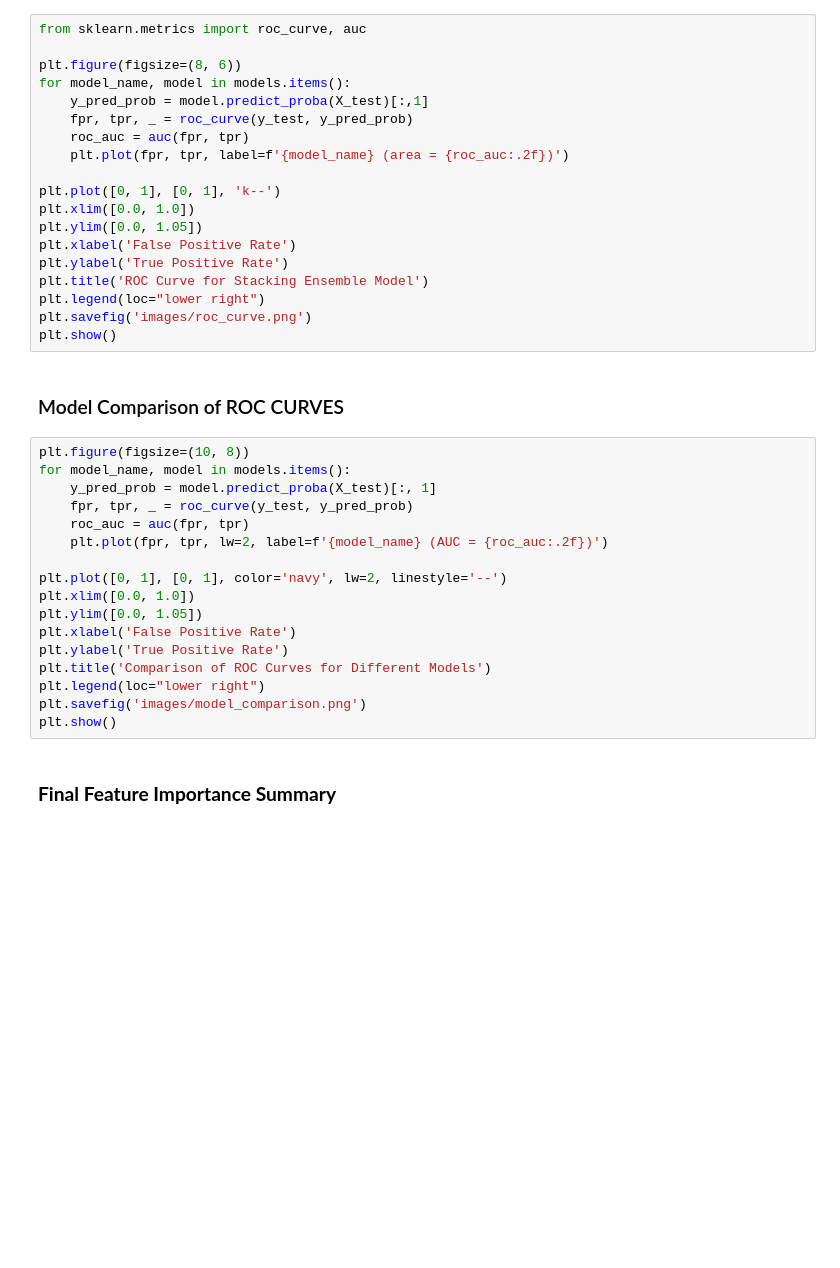
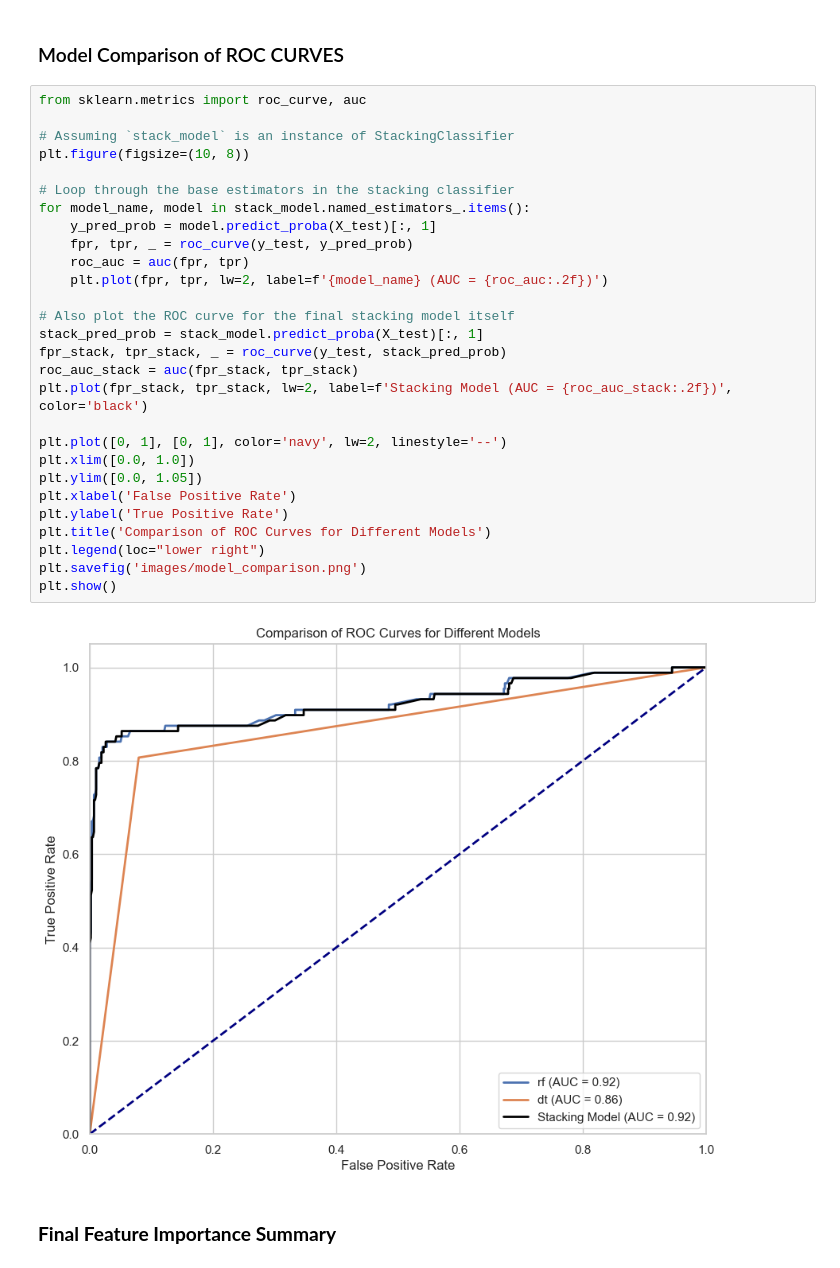
Before and after one commit to victormuuo07/PHASE-3-FINAL-PROJECT, a Jupyter notebook: index.ipynb, the cells around one changed output. Drawn from its saved outputs; the diff is of its cells as text; blank space fills up the shorter version.

```diff
--- a/index.ipynb
+++ b/index.ipynb
@@ -1984,44 +1971,38 @@ plt.title('Confusion Matrix')
 plt.show()
 # %% [output]
 [figure]
-# %%
-from sklearn.metrics import roc_curve, auc
-
-plt.figure(figsize=(8, 6))
-for model_name, model in models.items():
-    y_pred_prob = model.predict_proba(X_test)[:,1]
-    fpr, tpr, _ = roc_curve(y_test, y_pred_prob)
-    roc_auc = auc(fpr, tpr)
-    plt.plot(fpr, tpr, label=f'{model_name} (area = {roc_auc:.2f})')
-
-plt.plot([0, 1], [0, 1], 'k--')
-plt.xlim([0.0, 1.0])
-plt.ylim([0.0, 1.05])
-plt.xlabel('False Positive Rate')
-plt.ylabel('True Positive Rate')
-plt.title('ROC Curve for Stacking Ensemble Model')
-plt.legend(loc="lower right")
-plt.savefig('images/roc_curve.png')
-plt.show()
 # %% [markdown]
 ### Model Comparison of ROC CURVES
 # %%
+from sklearn.metrics import roc_curve, auc
+
+# Assuming `stack_model` is an instance of StackingClassifier
 plt.figure(figsize=(10, 8))
-for model_name, model in models.items():
+
+# Loop through the base estimators in the stacking classifier
+for model_name, model in stack_model.named_estimators_.items():
     y_pred_prob = model.predict_proba(X_test)[:, 1]
     fpr, tpr, _ = roc_curve(y_test, y_pred_prob)
     roc_auc = auc(fpr, tpr)
     plt.plot(fpr, tpr, lw=2, label=f'{model_name} (AUC = {roc_auc:.2f})')
+
+# Also plot the ROC curve for the final stacking model itself
+stack_pred_prob = stack_model.predict_proba(X_test)[:, 1]
+fpr_stack, tpr_stack, _ = roc_curve(y_test, stack_pred_prob)
+roc_auc_stack = auc(fpr_stack, tpr_stack)
+plt.plot(fpr_stack, tpr_stack, lw=2, label=f'Stacking Model (AUC = {roc_auc_stack:.2f})', color='black')
 
 plt.plot([0, 1], [0, 1], color='navy', lw=2, linestyle='--')
 plt.xlim([0.0, 1.0])
 plt.ylim([0.0, 1.05])
 plt.xlabel('False Positive Rate')
 plt.ylabel('True Positive Rate')
 plt.title('Comparison of ROC Curves for Different Models')
 plt.legend(loc="lower right")
 plt.savefig('images/model_comparison.png')
 plt.show()
+# %% [output]
+[figure, added]
 # %% [markdown]
 ### **Final Feature Importance Summary**
 # %%
```
Also changed, not shown: parts of 8 cells of this notebook.
